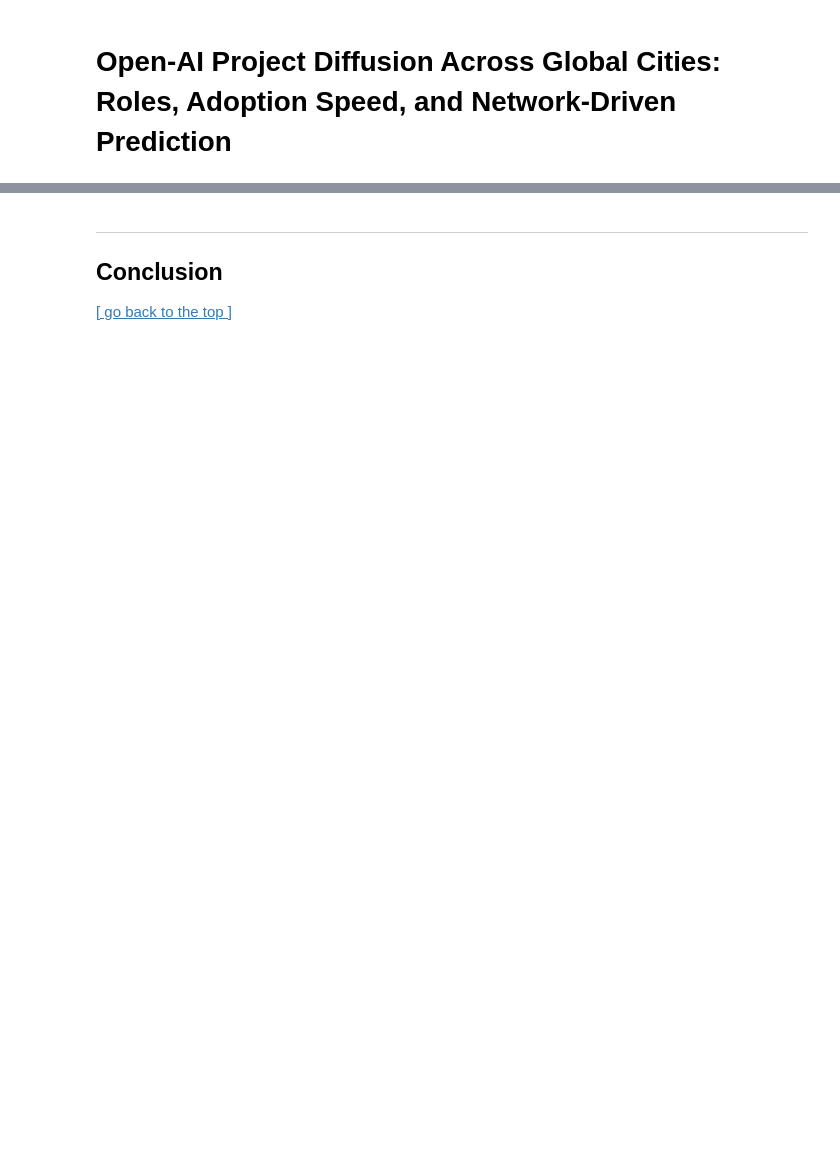
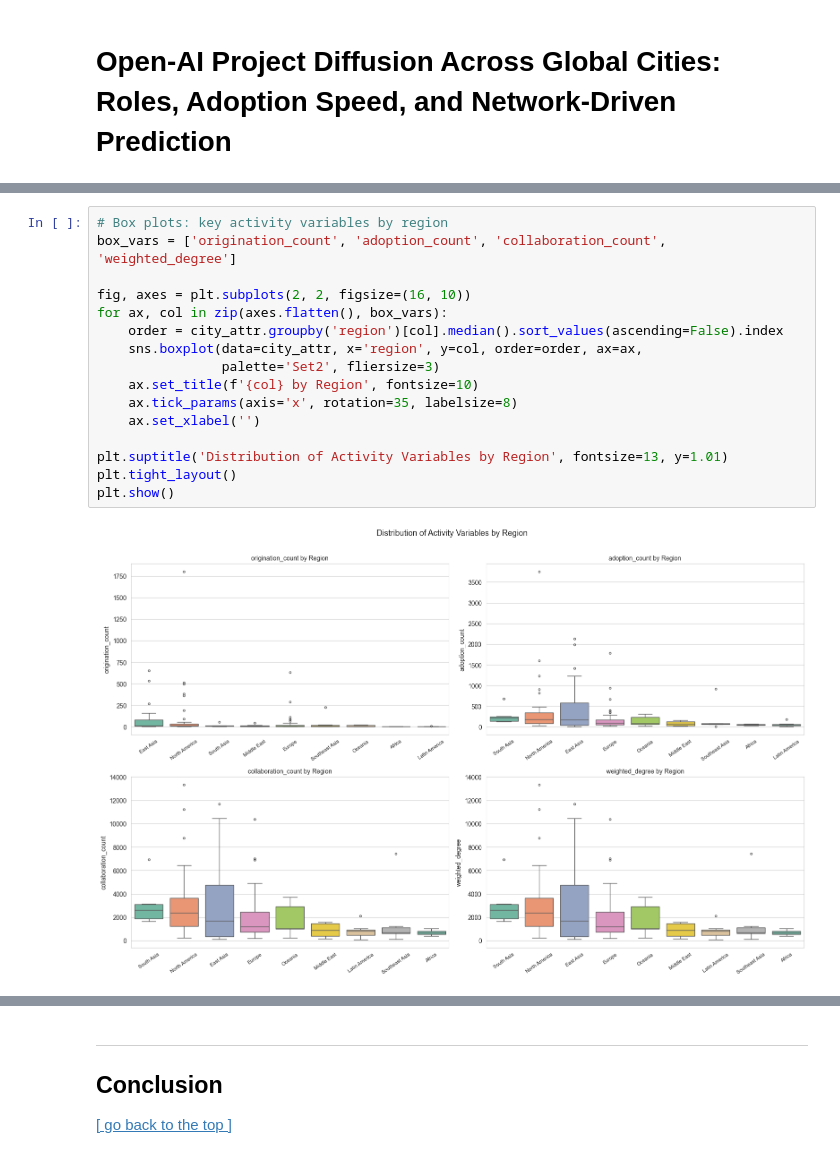
Before and after one commit to XINRUIQI/CASA0006-DSSS-Assessment, a Jupyter notebook: Tem_20260503.1.ipynb, the cells around one changed output, grey strips where cells are left out. Cells and saved outputs as stored; diff of their text form; blank space fills up the shorter version.

```diff
--- a/Tem_20260503.1.ipynb
+++ b/Tem_20260503.1.ipynb
@@ -244,0 +417,18 @@ Source: see [link](https://linkinghub.elsevier.com/retrieve/pii/S221067072200443
+# %%
+# Box plots: key activity variables by region
+box_vars = ['origination_count', 'adoption_count', 'collaboration_count', 'weighted_degree']
+
+fig, axes = plt.subplots(2, 2, figsize=(16, 10))
+for ax, col in zip(axes.flatten(), box_vars):
+    order = city_attr.groupby('region')[col].median().sort_values(ascending=False).index
+    sns.boxplot(data=city_attr, x='region', y=col, order=order, ax=ax,
+                palette='Set2', fliersize=3)
+    ax.set_title(f'{col} by Region', fontsize=10)
+    ax.tick_params(axis='x', rotation=35, labelsize=8)
+    ax.set_xlabel('')
+
+plt.suptitle('Distribution of Activity Variables by Region', fontsize=13, y=1.01)
+plt.tight_layout()
+plt.show()
+# %% [output]
+[figure, added]
```
Also changed, not shown: parts of 143 cells of this notebook, 9 other files.
